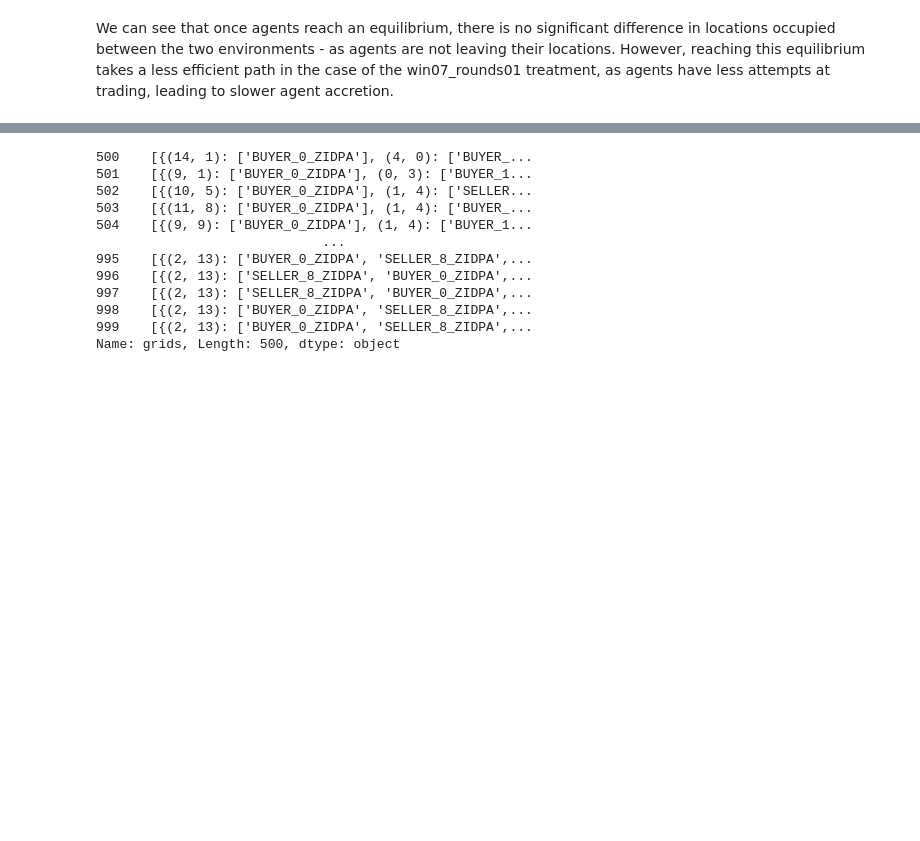
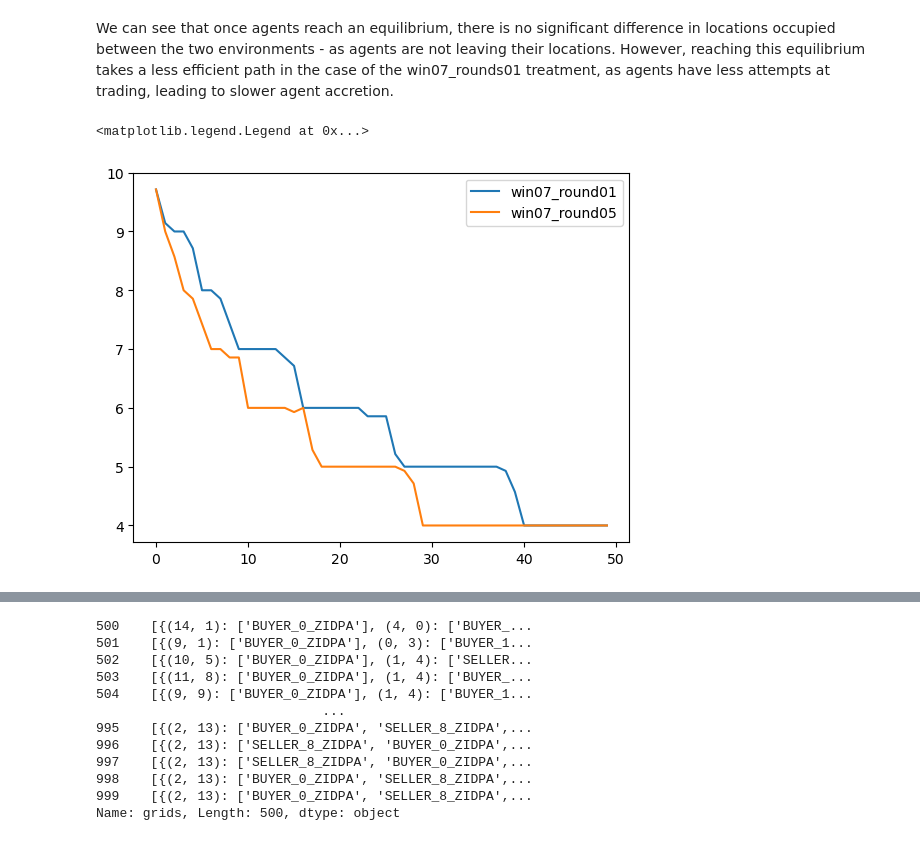
Before and after one commit to Kmccabe/dm_markets, a Jupyter notebook: modules_vCOVID/notebooks/dm_users_guide.ipynb, the cells around one changed output, grey strips where cells are left out. Cells and saved outputs as stored; diff of their text form; code cells hidden in the pictures; blank space fills up the shorter version.

```diff
--- a/modules_vCOVID/notebooks/dm_users_guide.ipynb
+++ b/modules_vCOVID/notebooks/dm_users_guide.ipynb
@@ -1930,3 +1932,10 @@ nb_helpers.plot_boxplot_data([loc07_01, loc07_05],
 <Figure size 640x480 with 0 Axes>
 # %% [markdown]
 We can see that once agents reach an equilibrium, there is no significant difference in locations occupied between the two environments - as agents are not leaving their locations. However, reaching this equilibrium takes a less efficient path in the case of the win07_rounds01 treatment, as agents have less attempts at trading, leading to slower agent accretion.
+# %%
+plt.plot(t2_al_df[['trial', 'week', 'week_loc_occupied']].sort_values(by=['week', 'trial']).drop_duplicates().groupby(by=['week'])['week_loc_occupied'].median(), label=trt_2x2_names[2])
+plt.plot(t3_al_df[['trial', 'week', 'week_loc_occupied']].sort_values(by=['week', 'trial']).drop_duplicates().groupby(by=['week'])['week_loc_occupied'].median(), label=trt_2x2_names[3])
+plt.legend()
+# %% [output]
+<matplotlib.legend.Legend at 0x...>
+[figure, added]
```
Also changed, not shown: parts of 6 cells of this notebook, 2 other files.
